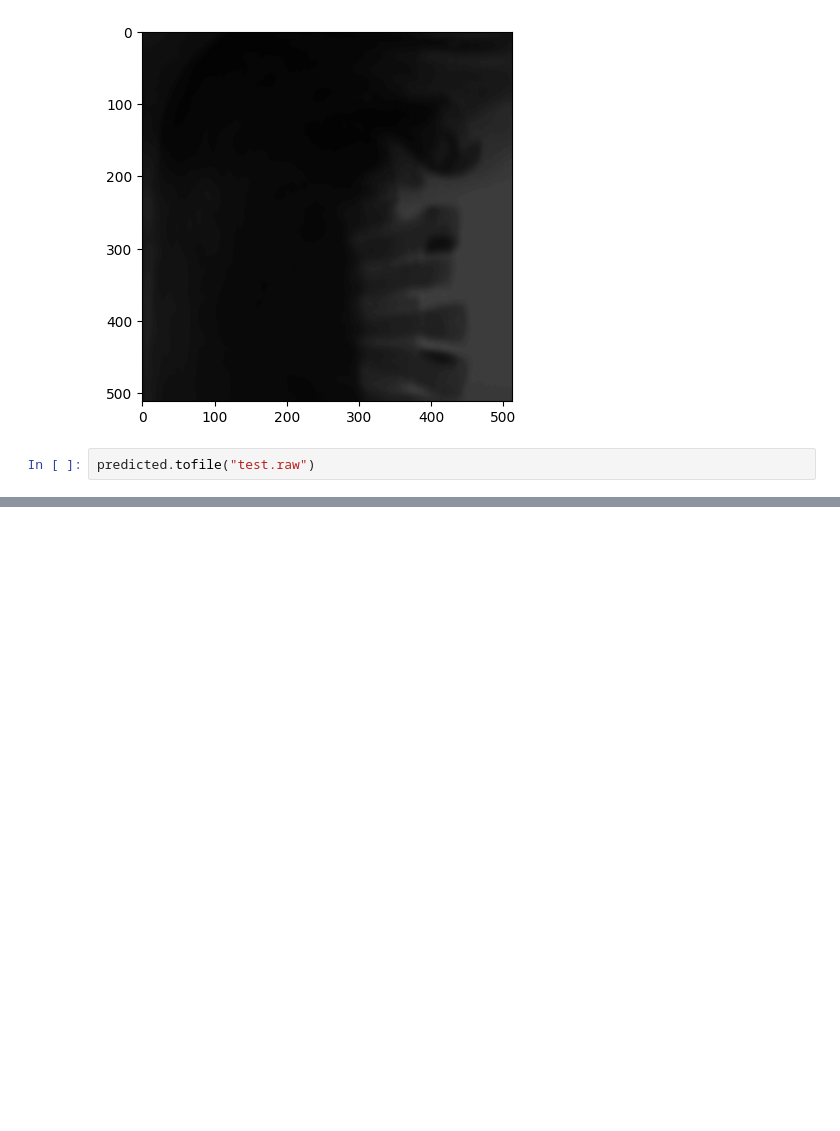
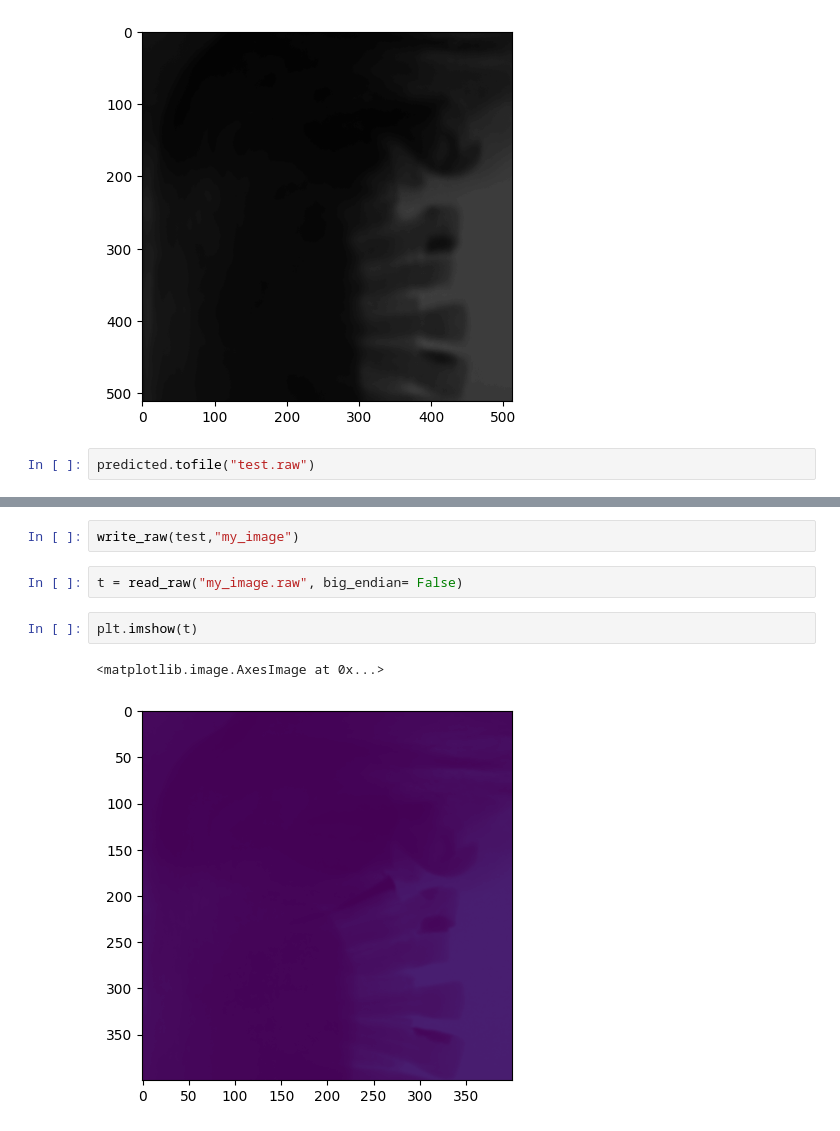
Before and after one commit to FilLTP89/artefacts, a Jupyter notebook: notebooks/test_shape.ipynb, the cells around one changed output, grey strips where cells are left out. Saved outputs shown, nothing was run; the diff lists cells and outputs as text; blank space fills up the shorter version.

Commit message:
[ADD] add write raw

```diff
--- a/notebooks/test_shape.ipynb
+++ b/notebooks/test_shape.ipynb
@@ -50,0 +84,9 @@ plt.imshow(test)
+# %%
+write_raw(test,"my_image")
+# %%
+t = read_raw("my_image.raw", big_endian= False)
+# %%
+plt.imshow(t)
+# %% [output]
+<matplotlib.image.AxesImage at 0x...>
+[figure, added]
```
Also changed, not shown: parts of 5 cells of this notebook, 6 other files.
